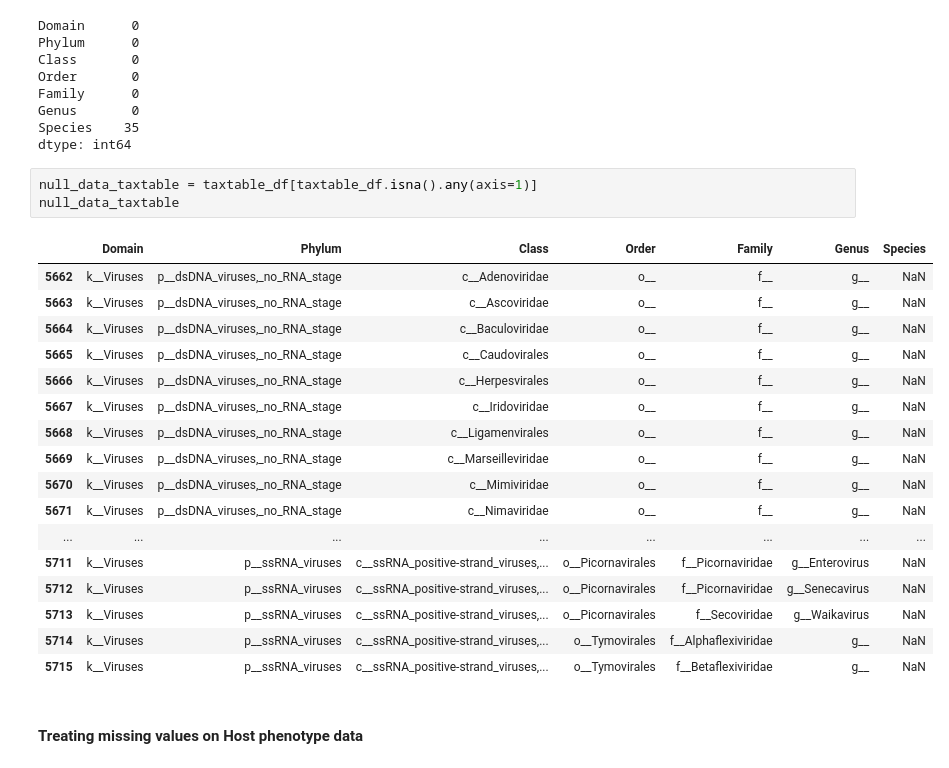
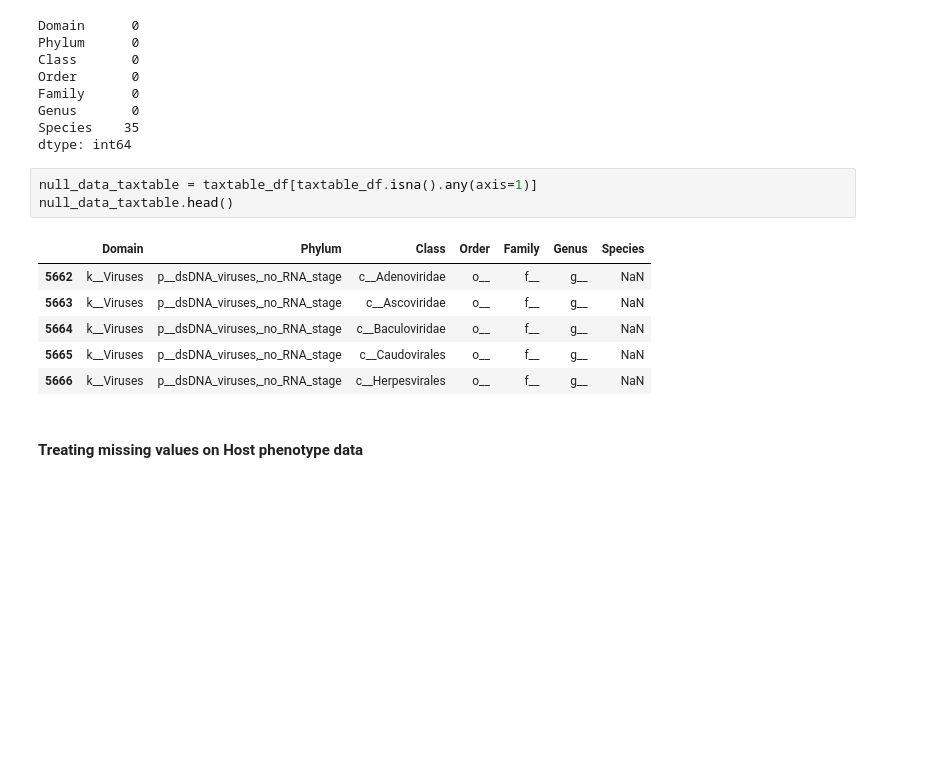
Before and after one commit to ruigomesbioinf/sib_dream_challenge, a Jupyter notebook: src/fase1.ipynb, the cells around one changed output. Drawn from its saved outputs; the diff is of its cells as text; blank space fills up the shorter version.

```diff
--- a/src/fase1.ipynb
+++ b/src/fase1.ipynb
@@ -220,25 +213,14 @@ Species    35
 dtype: int64
 # %%
 null_data_taxtable = taxtable_df[taxtable_df.isna().any(axis=1)]
-null_data_taxtable
+null_data_taxtable.head()
 # %% [output]
 |  | Domain | Phylum | Class | Order | Family | Genus | Species |
 | 5662 | k__Viruses | p__dsDNA_viruses,_no_RNA_stage | c__Adenoviridae | o__ | f__ | g__ | NaN |
 | 5663 | k__Viruses | p__dsDNA_viruses,_no_RNA_stage | c__Ascoviridae | o__ | f__ | g__ | NaN |
 | 5664 | k__Viruses | p__dsDNA_viruses,_no_RNA_stage | c__Baculoviridae | o__ | f__ | g__ | NaN |
 | 5665 | k__Viruses | p__dsDNA_viruses,_no_RNA_stage | c__Caudovirales | o__ | f__ | g__ | NaN |
 | 5666 | k__Viruses | p__dsDNA_viruses,_no_RNA_stage | c__Herpesvirales | o__ | f__ | g__ | NaN |
-| 5667 | k__Viruses | p__dsDNA_viruses,_no_RNA_stage | c__Iridoviridae | o__ | f__ | g__ | NaN |
-| 5668 | k__Viruses | p__dsDNA_viruses,_no_RNA_stage | c__Ligamenvirales | o__ | f__ | g__ | NaN |
-| 5669 | k__Viruses | p__dsDNA_viruses,_no_RNA_stage | c__Marseilleviridae | o__ | f__ | g__ | NaN |
-| 5670 | k__Viruses | p__dsDNA_viruses,_no_RNA_stage | c__Mimiviridae | o__ | f__ | g__ | NaN |
-| 5671 | k__Viruses | p__dsDNA_viruses,_no_RNA_stage | c__Nimaviridae | o__ | f__ | g__ | NaN |
-| ... | ... | ... | ... | ... | ... | ... | ... |
-| 5711 | k__Viruses | p__ssRNA_viruses | c__ssRNA_positive-strand_viruses,... | o__Picornavirales | f__Picornaviridae | g__Enterovirus | NaN |
-| 5712 | k__Viruses | p__ssRNA_viruses | c__ssRNA_positive-strand_viruses,... | o__Picornavirales | f__Picornaviridae | g__Senecavirus | NaN |
-| 5713 | k__Viruses | p__ssRNA_viruses | c__ssRNA_positive-strand_viruses,... | o__Picornavirales | f__Secoviridae | g__Waikavirus | NaN |
-| 5714 | k__Viruses | p__ssRNA_viruses | c__ssRNA_positive-strand_viruses,... | o__Tymovirales | f__Alphaflexiviridae | g__ | NaN |
-| 5715 | k__Viruses | p__ssRNA_viruses | c__ssRNA_positive-strand_viruses,... | o__Tymovirales | f__Betaflexiviridae | g__ | NaN |
 # %% [markdown]
 #### Treating missing values on Host phenotype data
 # %% [markdown]
```
Also changed, not shown: parts of 19 cells of this notebook.
